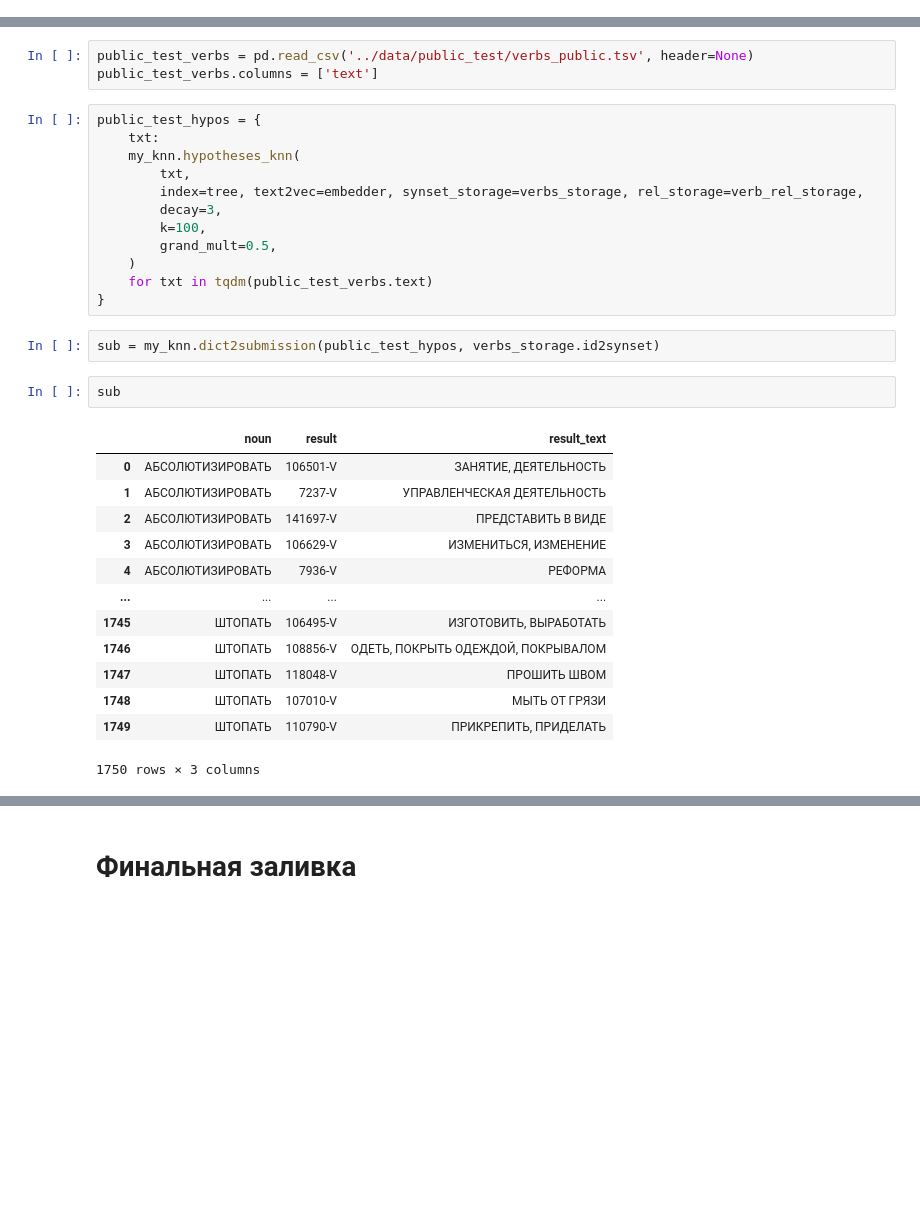
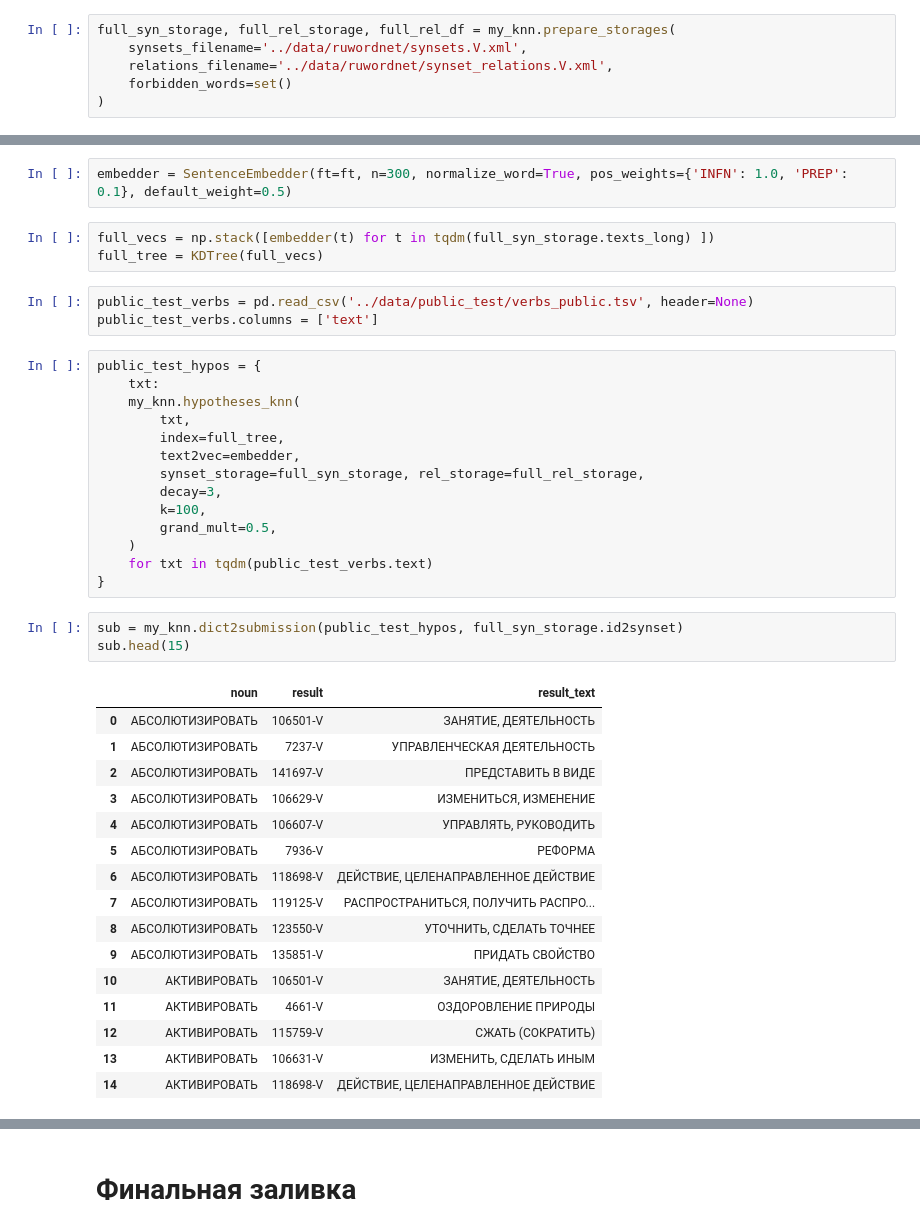
Before and after one commit to avidale/taxonomy-enrichment, a Jupyter notebook: experiments/verbs.ipynb, the cells around one changed output, grey strips where cells are left out. Saved outputs shown, nothing was run; the diff lists cells and outputs as text; blank space fills up the shorter version.

Commit message:
split dev data without leakage; POS weights

```diff
--- a/experiments/verbs.ipynb
+++ b/experiments/verbs.ipynb
@@ -179,2 +290,8 @@ print(mean_ap, mean_rr)
 # %% [markdown]
 # Оценка применения
+# %%
+full_syn_storage, full_rel_storage, full_rel_df = my_knn.prepare_storages(
+    synsets_filename='../data/ruwordnet/synsets.V.xml',
+    relations_filename='../data/ruwordnet/synset_relations.V.xml',
+    forbidden_words=set()
+)
@@ -181,3 +307,8 @@ print(mean_ap, mean_rr)
+# %%
+embedder = SentenceEmbedder(ft=ft, n=300, normalize_word=True, pos_weights={'INFN': 1.0, 'PREP': 0.1}, default_weight=0.5)
+# %%
+full_vecs = np.stack([embedder(t) for t in tqdm(full_syn_storage.texts_long) ])
+full_tree = KDTree(full_vecs)
 # %%
 public_test_verbs = pd.read_csv('../data/public_test/verbs_public.tsv', header=None)
 public_test_verbs.columns = ['text']
@@ -186,7 +317,9 @@ public_test_hypos = {
     txt:
     my_knn.hypotheses_knn(
         txt,
-        index=tree, text2vec=embedder, synset_storage=verbs_storage, rel_storage=verb_rel_storage,
+        index=full_tree,
+        text2vec=embedder,
+        synset_storage=full_syn_storage, rel_storage=full_rel_storage,
         decay=3,
         k=100,
         grand_mult=0.5,
@@ -194,21 +327,23 @@ public_test_hypos = {
     for txt in tqdm(public_test_verbs.text)
 }
 # %%
-sub = my_knn.dict2submission(public_test_hypos, verbs_storage.id2synset)
+sub = my_knn.dict2submission(public_test_hypos, full_syn_storage.id2synset)
+sub.head(15)
+# %% [output]
+|  | noun | result | result_text |
+| 0 | АБСОЛЮТИЗИРОВАТЬ | 106501-V | ЗАНЯТИЕ, ДЕЯТЕЛЬНОСТЬ |
+| 1 | АБСОЛЮТИЗИРОВАТЬ | 7237-V | УПРАВЛЕНЧЕСКАЯ ДЕЯТЕЛЬНОСТЬ |
+| 2 | АБСОЛЮТИЗИРОВАТЬ | 141697-V | ПРЕДСТАВИТЬ В ВИДЕ |
+| 3 | АБСОЛЮТИЗИРОВАТЬ | 106629-V | ИЗМЕНИТЬСЯ, ИЗМЕНЕНИЕ |
+| 4 | АБСОЛЮТИЗИРОВАТЬ | 106607-V | УПРАВЛЯТЬ, РУКОВОДИТЬ |
+| 5 | АБСОЛЮТИЗИРОВАТЬ | 7936-V | РЕФОРМА |
+| 6 | АБСОЛЮТИЗИРОВАТЬ | 118698-V | ДЕЙСТВИЕ, ЦЕЛЕНАПРАВЛЕННОЕ ДЕЙСТВИЕ |
+| 7 | АБСОЛЮТИЗИРОВАТЬ | 119125-V | РАСПРОСТРАНИТЬСЯ, ПОЛУЧИТЬ РАСПРО... |
+| 8 | АБСОЛЮТИЗИРОВАТЬ | 123550-V | УТОЧНИТЬ, СДЕЛАТЬ ТОЧНЕЕ |
+| 9 | АБСОЛЮТИЗИРОВАТЬ | 135851-V | ПРИДАТЬ СВОЙСТВО |
+| 10 | АКТИВИРОВАТЬ | 106501-V | ЗАНЯТИЕ, ДЕЯТЕЛЬНОСТЬ |
+| 11 | АКТИВИРОВАТЬ | 4661-V | ОЗДОРОВЛЕНИЕ ПРИРОДЫ |
+| 12 | АКТИВИРОВАТЬ | 115759-V | СЖАТЬ (СОКРАТИТЬ) |
+| 13 | АКТИВИРОВАТЬ | 106631-V | ИЗМЕНИТЬ, СДЕЛАТЬ ИНЫМ |
+| 14 | АКТИВИРОВАТЬ | 118698-V | ДЕЙСТВИЕ, ЦЕЛЕНАПРАВЛЕННОЕ ДЕЙСТВИЕ |
-# %%
-sub
-# %% [output]
-|  | noun | result | result_text |
-| 0 | АБСОЛЮТИЗИРОВАТЬ | 106501-V | ЗАНЯТИЕ, ДЕЯТЕЛЬНОСТЬ |
-| 1 | АБСОЛЮТИЗИРОВАТЬ | 7237-V | УПРАВЛЕНЧЕСКАЯ ДЕЯТЕЛЬНОСТЬ |
-| 2 | АБСОЛЮТИЗИРОВАТЬ | 141697-V | ПРЕДСТАВИТЬ В ВИДЕ |
-| 3 | АБСОЛЮТИЗИРОВАТЬ | 106629-V | ИЗМЕНИТЬСЯ, ИЗМЕНЕНИЕ |
-| 4 | АБСОЛЮТИЗИРОВАТЬ | 7936-V | РЕФОРМА |
-| ... | ... | ... | ... |
-| 1745 | ШТОПАТЬ | 106495-V | ИЗГОТОВИТЬ, ВЫРАБОТАТЬ |
-| 1746 | ШТОПАТЬ | 108856-V | ОДЕТЬ, ПОКРЫТЬ ОДЕЖДОЙ, ПОКРЫВАЛОМ |
-| 1747 | ШТОПАТЬ | 118048-V | ПРОШИТЬ ШВОМ |
-| 1748 | ШТОПАТЬ | 107010-V | МЫТЬ ОТ ГРЯЗИ |
-| 1749 | ШТОПАТЬ | 110790-V | ПРИКРЕПИТЬ, ПРИДЕЛАТЬ |
-1750 rows × 3 columns
 # %%
```
Also changed, not shown: parts of 44 cells of this notebook, 7 other files.
